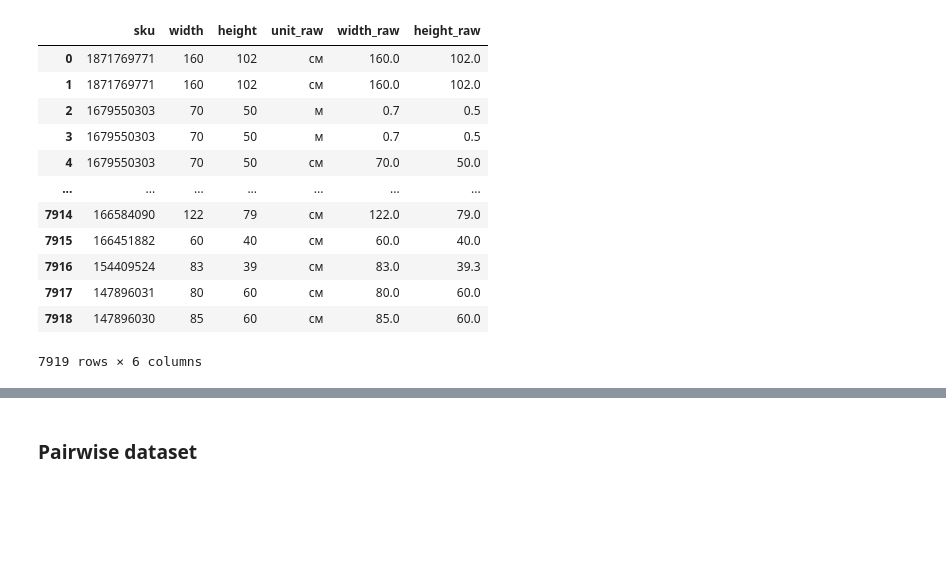
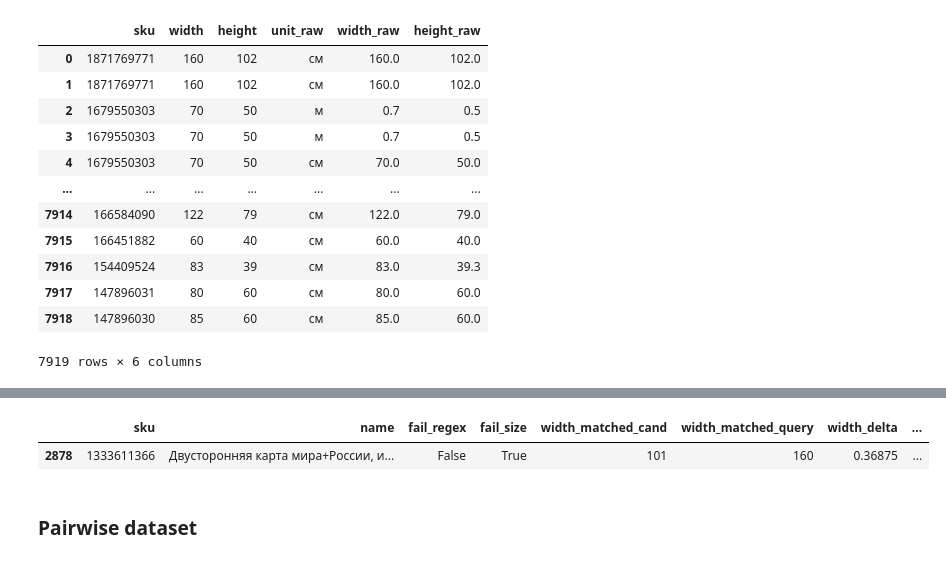
Before and after one commit to tony-pitchblack/marketplace_analytics, a Jupyter notebook: cross-encoder/make-regex-pairwise-dataset.ipynb, the cells around one changed output, grey strips where cells are left out. Saved outputs shown, nothing was run; the diff lists cells and outputs as text; code cells hidden in the pictures; blank space fills up the shorter version.

```diff
--- a/cross-encoder/make-regex-pairwise-dataset.ipynb
+++ b/cross-encoder/make-regex-pairwise-dataset.ipynb
@@ -819,33 +820,36 @@ print_sku_matches(
 # %%
-# # View particular sku in a particular subset dataframe
+# View particular sku in a particular subset dataframe
 
-# SKU_TO_VIEW = 376669104
+SKU_TO_VIEW = 1333611366
 
-# pd.set_option('display.max_columns', None)
+pd.set_option('display.max_columns', None)
 
-# full_df[full_df.sku == SKU_TO_VIEW][['sku', 'name', 'description']]
+full_df[full_df.sku == SKU_TO_VIEW][['sku', 'name', 'description']]
 
-# cols_to_drop = ['sku', 'name'] + fail_cols + size_cols + pattern_cols
+cols_to_drop = ['sku', 'name'] + fail_cols + size_cols + pattern_cols
 
-# # size_matches_df[size_matches_df.sku == SKU_TO_VIEW]
+# size_matches_df[size_matches_df.sku == SKU_TO_VIEW]
 
-# hard_negatives[
-#     hard_negatives.sku == SKU_TO_VIEW
+hard_negatives[
+    hard_negatives.sku == SKU_TO_VIEW
 
-#     # (hard_negatives.fail_regex)
-#     # (~hard_negatives.fail_size) & (hard_negatives.fail_regex)
-#     # hard_negatives['N: окрестн']
-#     ][
-#         cols_to_drop
-#     ]
+    # (hard_negatives.fail_regex)
+    # (~hard_negatives.fail_size) & (hard_negatives.fail_regex)
+    # hard_negatives['N: окрестн']
+    ][
+        cols_to_drop
+    ]
 
 # positives[positives.sku == SKU_TO_VIEW][
 #         ['sku','name',
 #         # 'width_matched_cand', 'height_matched_cand', 'width_delta','height_delta',
 #         ] + size_cols + pattern_cols
 # ]
 
-# # rejected[rejected.sku == SKU_TO_VIEW][['sku', 'name']]
+# rejected[rejected.sku == SKU_TO_VIEW][['sku', 'name']]
+# %% [output]
+|  | sku | name | fail_regex | fail_size | width_matched_cand | width_matched_query | width_delta | ... |
+| 2878 | 1333611366 | Двусторонняя карта мира+России, и... | False | True | 101 | 160 | 0.36875 | ... |
 # %%
 # # Check price of query vs positives
 # %matplotlib inline
```
Also changed, not shown: parts of 6 cells of this notebook.
